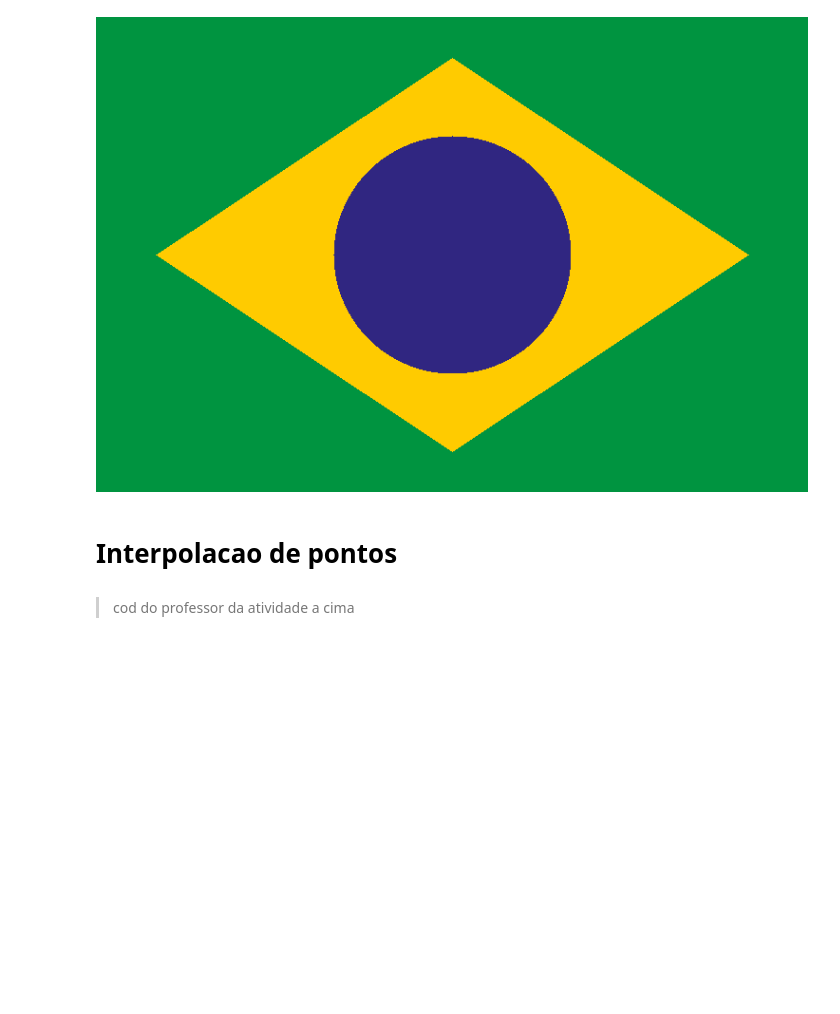
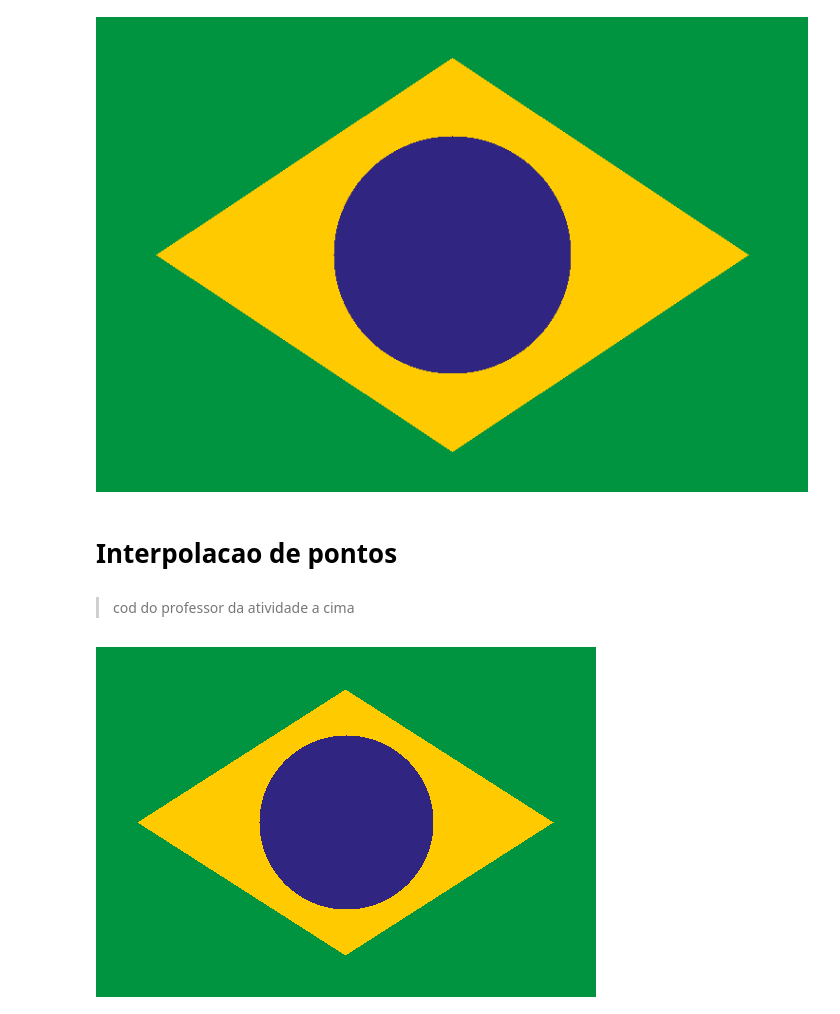
Before and after one commit to lukkspereiraa/PDI-IFCE, a Jupyter notebook: Atividas.ipynb, the cells around one changed output. Saved outputs shown, nothing was run; the diff lists cells and outputs as text; code cells hidden in the pictures; blank space fills up the shorter version.

```diff
--- a/Atividas.ipynb
+++ b/Atividas.ipynb
@@ -85,7 +85,7 @@ def crate_brazilian_flag(width):
     unit = int(width/20)
     polygon_spacing = int(unit*1.7)
     radius = int(unit * 3.5)
-    center(width//2 , height//2)
+    center = (width//2 , height//2)
 
     #Defini pontos do losangolo
     top_x, top_y = center[0], polygon_spacing
@@ -93,32 +93,34 @@ def crate_brazilian_flag(width):
     boottom_x, boottom_y = center[0], (height - polygon_spacing)
     left_x, laft_y = polygon_spacing, center[1]
 
     def interpolate_x(y, start_point, final_point):
         if start_point[1] == final_point[1]:
             return start_point[0]
         #funca matematica de interpolacao de pontos
         x = int (start_point[0] + ((y - start_point[1]) * (final_point[0] - start_point[0])) / (final_point[1] - start_point[1]))
         return x
 
-    brazilian_flag = Image.new('RGB', (width,height),GREEN)
+    brazilian_flag = Image.new("RGB", (width,height),GREEN)
 
     for y in range(top_y, boottom_y):
         if y < center[1]:
             x_min = interpolate_x(y,(top_x, top_y), (left_x, laft_y))
             x_max = interpolate_x(y, (top_x, top_y),(rigth_x, rigth_y))
         else:
-            x_min = interpolate_x(y,(left_x, left_y), (boottom_x, boottom_y))
+            x_min = interpolate_x(y,(left_x, laft_y), (boottom_x, boottom_y))
             x_max = interpolate_x(y,(rigth_x, rigth_y),(boottom_x,boottom_y))
 
         for x in range(x_min, x_max):
             brazilian_flag.putpixel((x,y), YELLOW)
 
     for x in range(center[0]-radius, center[0]+radius):
         for y in range(center[1]-radius, center[1]+radius):
             if ((x-center[0])**2 + (y-center[1])**2) <= radius**2:
                 brazilian_flag.putpixel((x, y), BLUE)
 
     return brazilian_flag
 
 
 crate_brazilian_flag(500)
+# %% [output]
+[figure, added]
```
